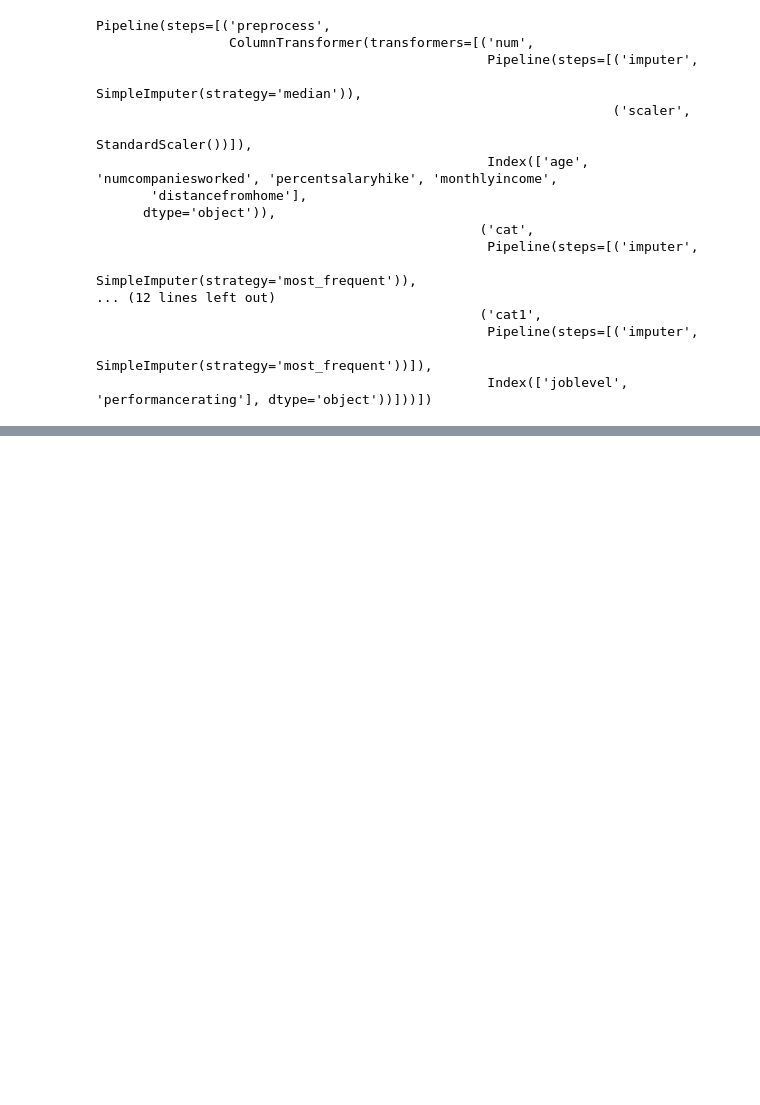
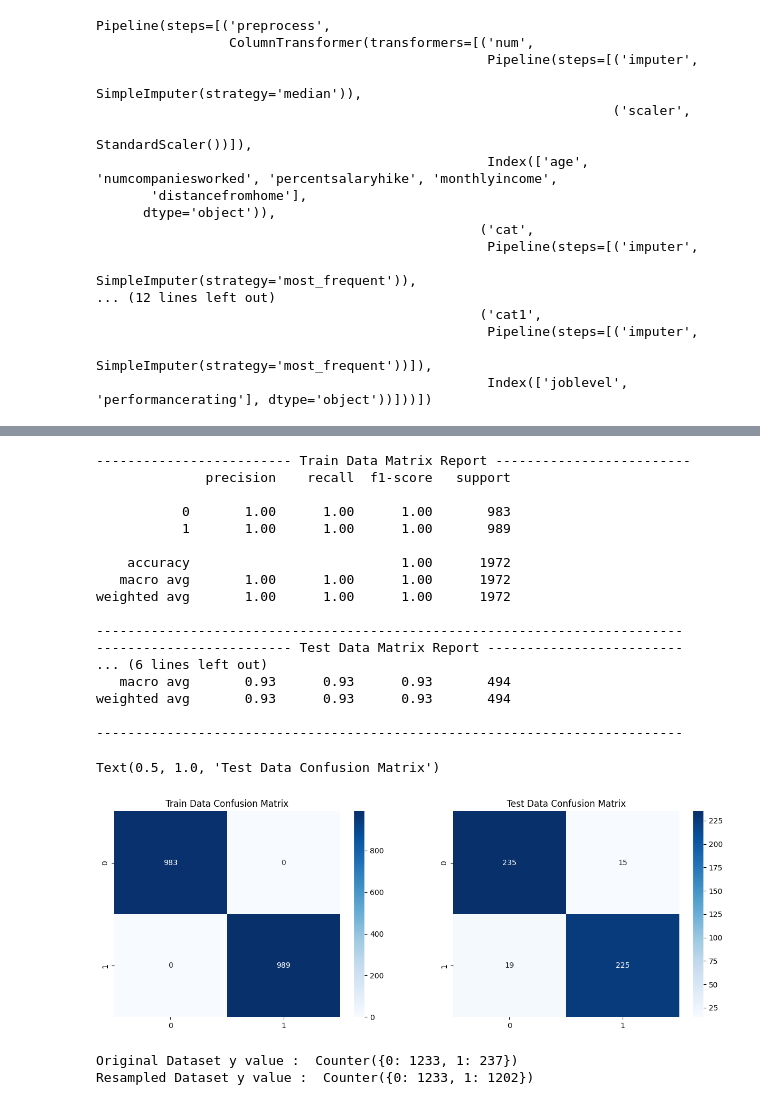
Before and after one commit to arun8nov/Employee_Attrition, a Jupyter notebook: att_pipeline.ipynb, the cells around one changed output, grey strips where cells are left out. Cells and saved outputs as stored; diff of their text form; code cells hidden in the pictures; blank space fills up the shorter version.

```diff
--- a/att_pipeline.ipynb
+++ b/att_pipeline.ipynb
@@ -159,0 +386,67 @@ Pipeline(steps=[('preprocess',
+# %%
+from sklearn.model_selection import train_test_split
+x_train,x_test,y_train,y_test = train_test_split(x_resampled,y_resampled,test_size=0.2,random_state=42)
+
+from sklearn.ensemble import RandomForestClassifier
+RFC = RandomForestClassifier()
+RFC.fit(x_train, y_train)
+y_train_pread = RFC.predict(x_train)
+y_test_pread = RFC.predict(x_test)
+
+'''
+from sklearn.linear_model import LogisticRegression
+LGR = LogisticRegression()
+LGR.fit(x_train, y_train)
+y_train_pread = LGR.predict(x_train)
+y_test_pread = LGR.predict(x_test)
+'''
+
+from sklearn.metrics import classification_report, confusion_matrix
+
+print(25*"-","Train Data Matrix Report",25*"-")
+
+print(classification_report(y_train, y_train_pread))
+print(75*"-")
+print(25*"-","Test Data Matrix Report",25*"-")
+print(classification_report(y_test, y_test_pread))
+print(75*"-")
+
+fig, ax = plt.subplots(1, 2, figsize=(15, 5))
+
+sns.heatmap(confusion_matrix(y_train, y_train_pread),annot=True, fmt='d', cmap='Blues',ax=ax[0])
+ax[0].set_title('Train Data Confusion Matrix')
+
+sns.heatmap(confusion_matrix(y_test, y_test_pread),annot=True, fmt='d', cmap='Blues',ax=ax[1])
+ax[1].set_title('Test Data Confusion Matrix')
+# %% [output]
+------------------------- Train Data Matrix Report -------------------------
+              precision    recall  f1-score   support
+
+           0       1.00      1.00      1.00       983
+           1       1.00      1.00      1.00       989
+
+    accuracy                           1.00      1972
+   macro avg       1.00      1.00      1.00      1972
+weighted avg       1.00      1.00      1.00      1972
+
+---------------------------------------------------------------------------
+------------------------- Test Data Matrix Report -------------------------
+... (6 lines left out)
+   macro avg       0.93      0.93      0.93       494
+weighted avg       0.93      0.93      0.93       494
+
+---------------------------------------------------------------------------
+Text(0.5, 1.0, 'Test Data Confusion Matrix')
+[figure, added]
+# %%
+# Implementing Adaptive Synthetic Sampling
+
+from imblearn.over_sampling import ADASYN
+from collections import Counter
+print('Original Dataset y value : ',Counter(y))
+ADA = ADASYN(random_state=42)
+x_resampled, y_resampled = ADA.fit_resample(x, y)
+print('Resampled Dataset y value : ',Counter(y_resampled))
+# %% [output]
+Original Dataset y value :  Counter({0: 1233, 1: 237})
+Resampled Dataset y value :  Counter({0: 1233, 1: 1202})
```
Also changed, not shown: parts of 16 cells of this notebook, 7 other files.
